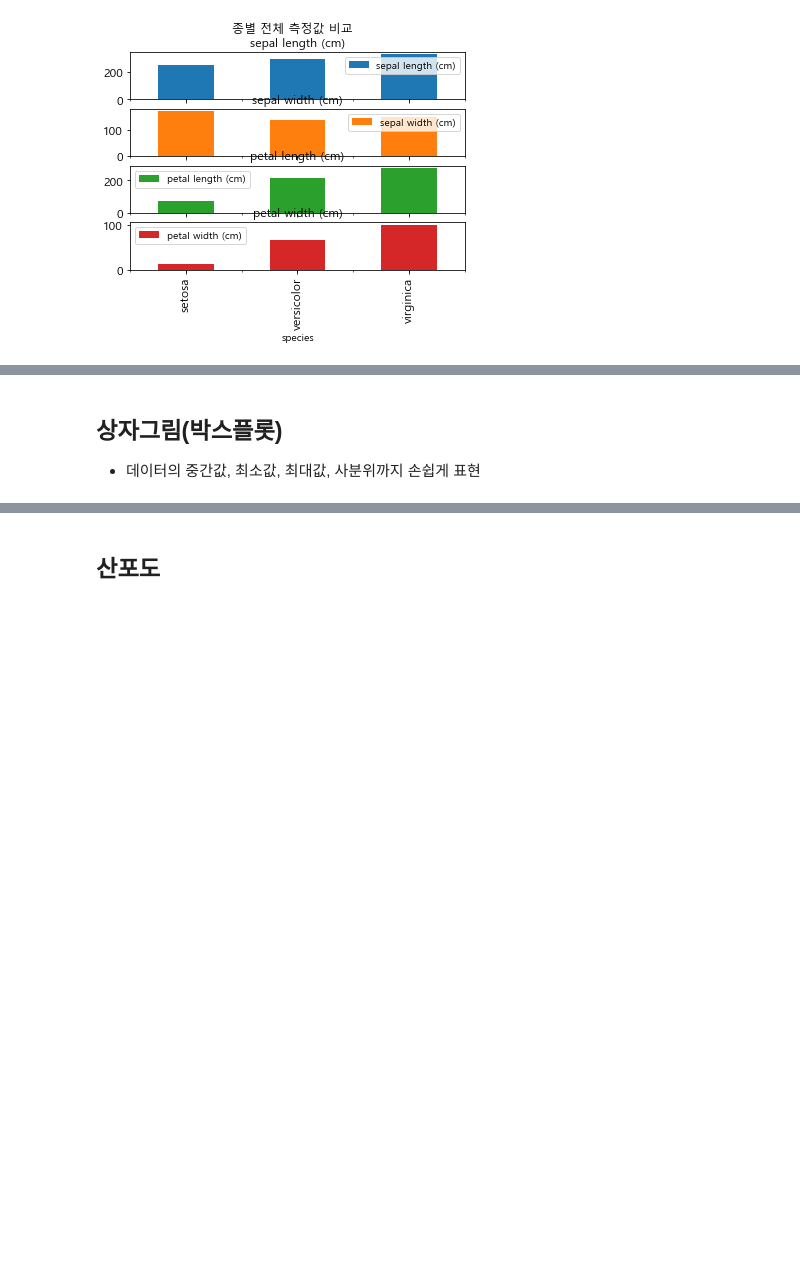
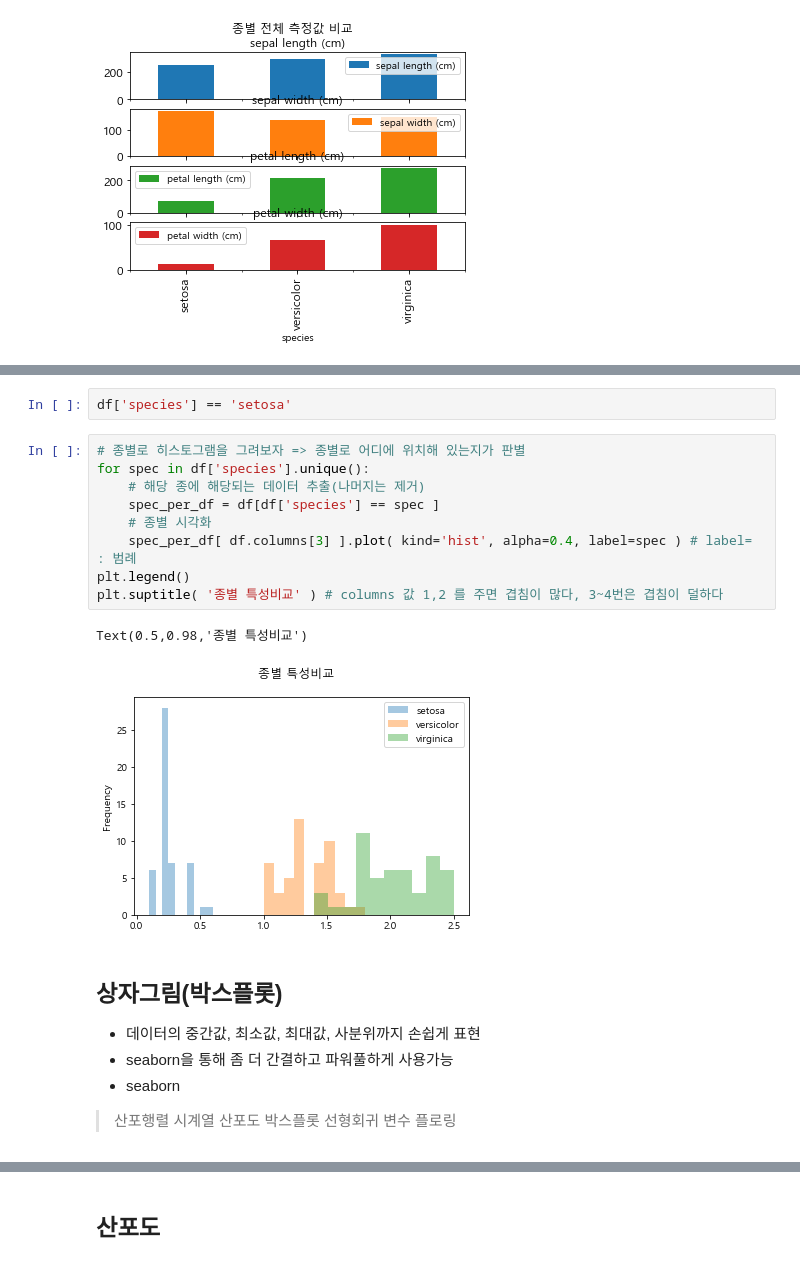
Before and after one commit to JeongsuMoon1/py_projects, a Jupyter notebook: analysis/pandas/basic/시각화.ipynb, the cells around one changed output, grey strips where cells are left out. Saved outputs shown, nothing was run; the diff lists cells and outputs as text; blank space fills up the shorter version.

```diff
--- a/analysis/pandas/basic/시각화.ipynb
+++ b/analysis/pandas/basic/시각화.ipynb
@@ -126,7 +148,29 @@ Text(0.5,0.98,'종별 전체 측정값 비교')
+# %%
+df['species'] == 'setosa'
+# %%
+# 종별로 히스토그램을 그려보자 => 종별로 어디에 위치해 있는지가 판별
+for spec in df['species'].unique():
+    # 해당 종에 해당되는 데이터 추출(나머지는 제거)
+    spec_per_df = df[df['species'] == spec ]
+    # 종별 시각화
+    spec_per_df[ df.columns[3] ].plot( kind='hist', alpha=0.4, label=spec ) # label= : 범례
+plt.legend()
+plt.suptitle( '종별 특성비교' ) # columns 값 1,2 를 주면 겹침이 많다, 3~4번은 겹침이 덜하다
+# %% [output]
+Text(0.5,0.98,'종별 특성비교')
+[figure, added]
 # %% [markdown]
 ## 상자그림(박스플롯)
 
 - 데이터의 중간값, 최소값, 최대값, 사분위까지 손쉽게 표현
+- seaborn을 통해 좀 더 간결하고 파워풀하게 사용가능
+- seaborn
+ > 산포행렬
+ > 시계열
+ > 산포도
+ > 박스플롯
+ > 선형회귀
+ > 변수 플로링
 # %% [markdown]
 ## 산포행렬
 
```
Also changed, not shown: parts of 23 cells of this notebook, 4 other files.
